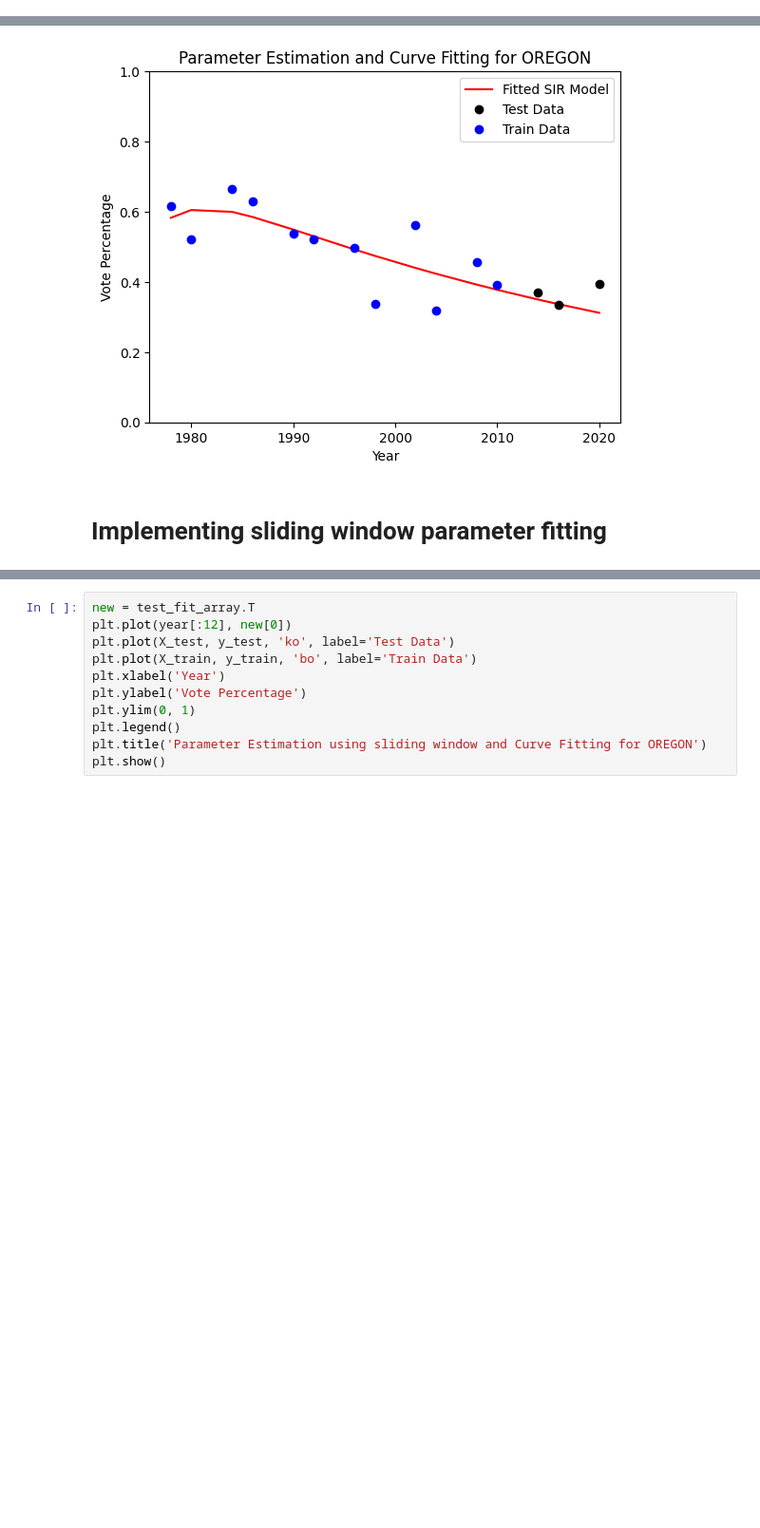
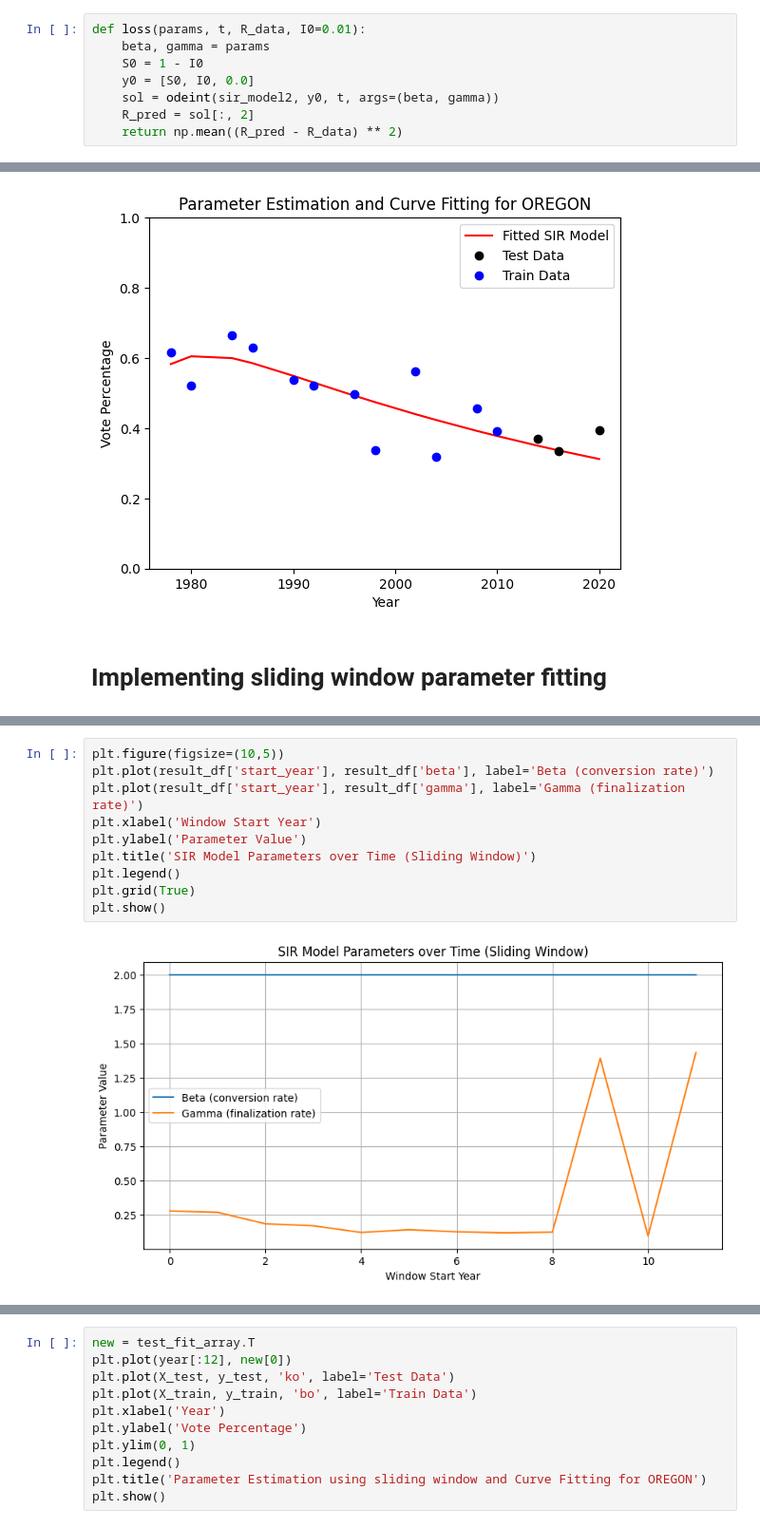
Before and after one commit to alanroyce20102003/bt5240, a Jupyter notebook: main.ipynb, the cells around one changed output, grey strips where cells are left out. Shown at 95% size. Saved outputs shown, nothing was run; the diff lists cells and outputs as text; blank space fills up the shorter version.

```diff
--- a/main.ipynb
+++ b/main.ipynb
@@ -7,0 +54,8 @@ import numpy as np
+# %%
+def loss(params, t, R_data, I0=0.01):
+    beta, gamma = params
+    S0 = 1 - I0
+    y0 = [S0, I0, 0.0]
+    sol = odeint(sir_model2, y0, t, args=(beta, gamma))
+    R_pred = sol[:, 2]
+    return np.mean((R_pred - R_data) ** 2)
@@ -344,2 +418,14 @@ for i in range(len(year)-M+1):
+# %%
+plt.figure(figsize=(10,5))
+plt.plot(result_df['start_year'], result_df['beta'], label='Beta (conversion rate)')
+plt.plot(result_df['start_year'], result_df['gamma'], label='Gamma (finalization rate)')
+plt.xlabel('Window Start Year')
+plt.ylabel('Parameter Value')
+plt.title('SIR Model Parameters over Time (Sliding Window)')
+plt.legend()
+plt.grid(True)
+plt.show()
+# %% [output]
+[figure, added]
 # %%
 test_fit = (fit_sir_model(year, *params))
```
Also changed, not shown: parts of 20 cells of this notebook, 8 other files.
